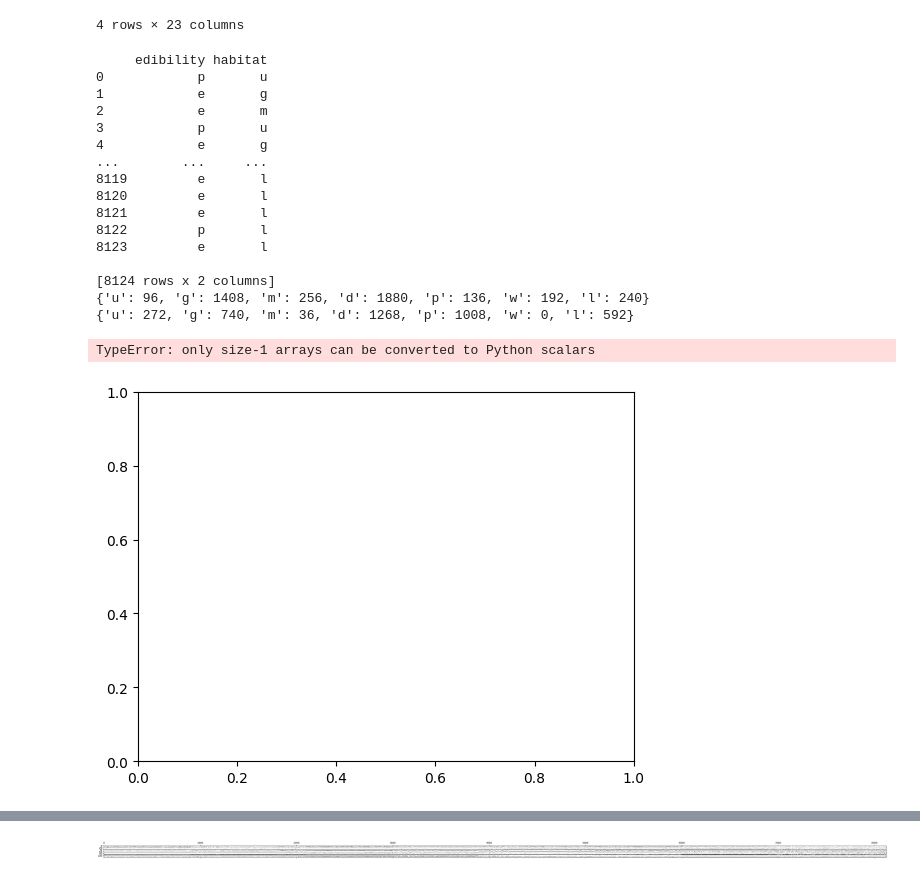
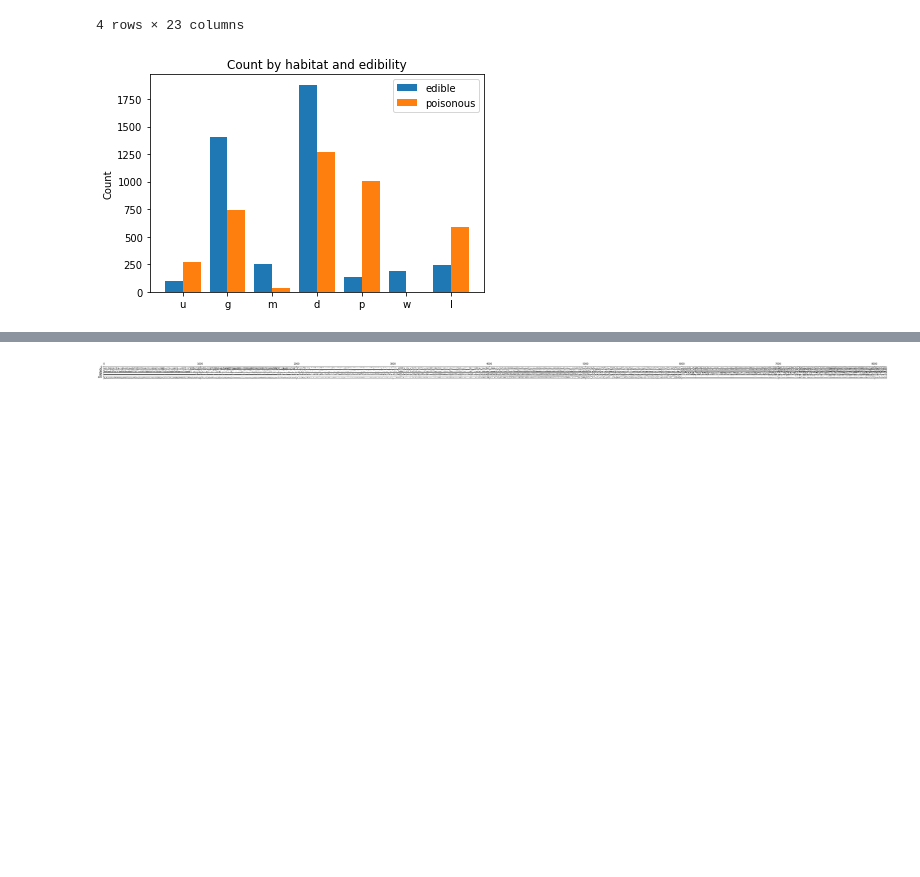
Before and after one commit to erikbhan/idatt2502-applied-machine-learning, a Jupyter notebook: 5/Mushroom.ipynb, the cells around one changed output, grey strips where cells are left out. Saved outputs shown, nothing was run; the diff lists cells and outputs as text; code cells hidden in the pictures; blank space fills up the shorter version.

```diff
--- a/5/Mushroom.ipynb
+++ b/5/Mushroom.ipynb
@@ -13,48 +13,32 @@ df.describe()
 | freq | 4208 | 3656 | 3244 | 2284 | 4748 | 3528 | 7914 | 6812 | ... |
 4 rows × 23 columns
 # %%
-fig, axs = plt.subplots()
-
-print(df[['edibility', 'habitat']])
-
 habitats = df['habitat'].unique()
-# print(habitats)
 
 he = dict.fromkeys(habitats, 0)
 hp = dict.fromkeys(habitats, 0)
 
 for index, row in df.iterrows():
     if row['edibility'] == 'e': he[row["habitat"]] += 1
     elif row['edibility'] == 'p': hp[row["habitat"]] += 1
 
-print(he)
-print(hp)
+edible_counts = he.values()
+poisonous_counts = hp.values()
 
-X_axis = float(np.arange(len(habitats)))
+x = np.arange(len(habitats))  # the label locations
+width = 0.4  # the width of the bars
 
-axs.bar(X_axis - 0.2, he.values, 0.4, label = "edible")
-axs.bar(X_axis + 0.2, hp.values, 0.4, label = "poisonous")
+fig, ax = plt.subplots()
+rects1 = ax.bar(x - width/2, edible_counts, width, label='edible')
+rects2 = ax.bar(x + width/2, poisonous_counts, width, label='poisonous')
 
-# plt.bar(range(len(D)), list(D.values()), align='center')
-# plt.xticks(range(len(D)), list(D.keys()))
+# Add some text for labels, title and custom x-axis tick labels, etc.
+ax.set_ylabel('Count')
+ax.set_title('Count by habitat and edibility')
+ax.set_xticks(x)
+ax.set_xticklabels(habitats)
+ax.legend()
 
-fig.suptitle('Categorical Plotting')
+plt.show()
 # %% [output]
-     edibility habitat
-0            p       u
-1            e       g
-2            e       m
-3            p       u
-4            e       g
-...        ...     ...
-8119         e       l
-8120         e       l
-8121         e       l
-8122         p       l
-8123         e       l
-
-[8124 rows x 2 columns]
-{'u': 96, 'g': 1408, 'm': 256, 'd': 1880, 'p': 136, 'w': 192, 'l': 240}
-{'u': 272, 'g': 740, 'm': 36, 'd': 1268, 'p': 1008, 'w': 0, 'l': 592}
-TypeError: only size-1 arrays can be converted to Python scalars
-[figure, old version]
+[figure, new version]
```
Also changed, not shown: parts of 1 cell of this notebook.
